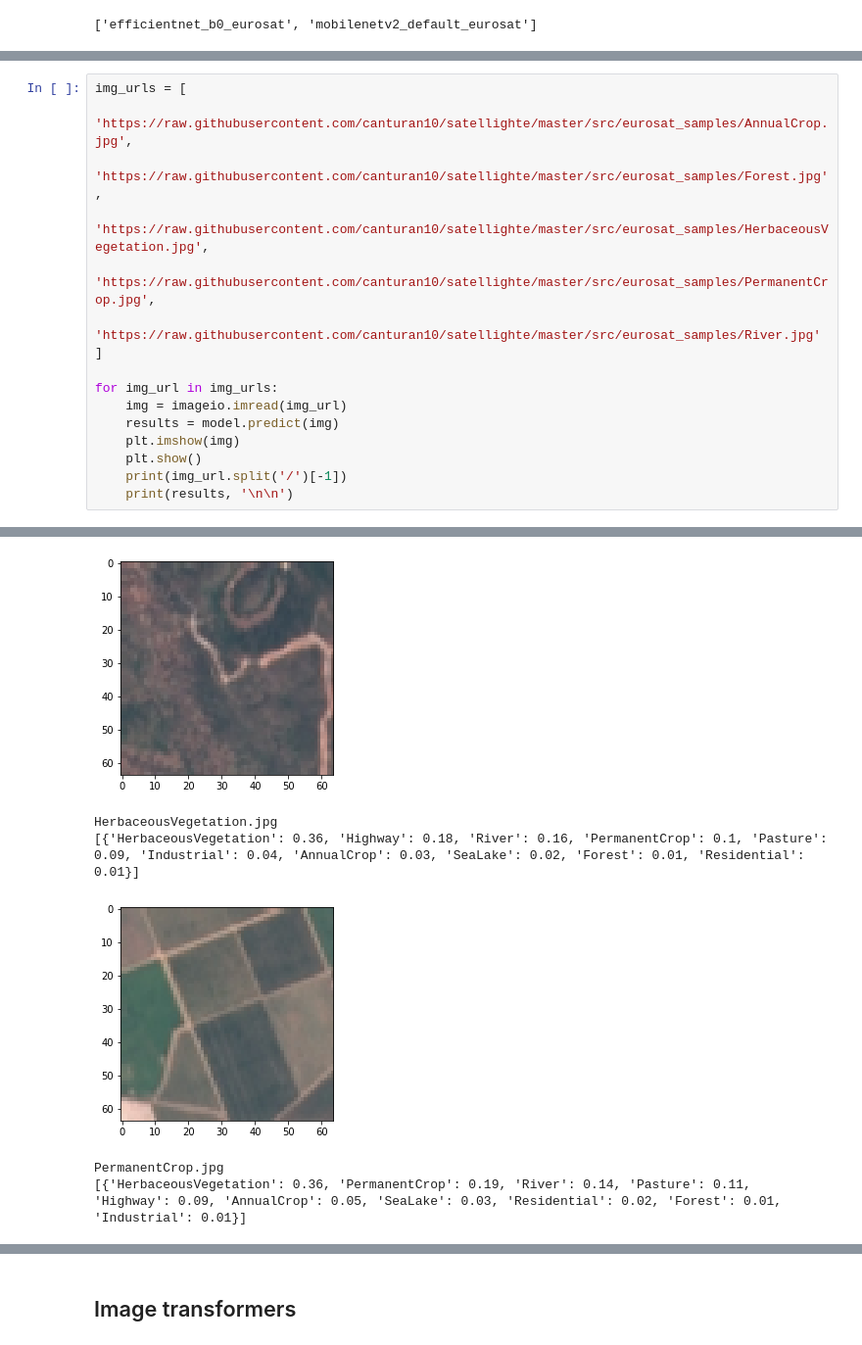
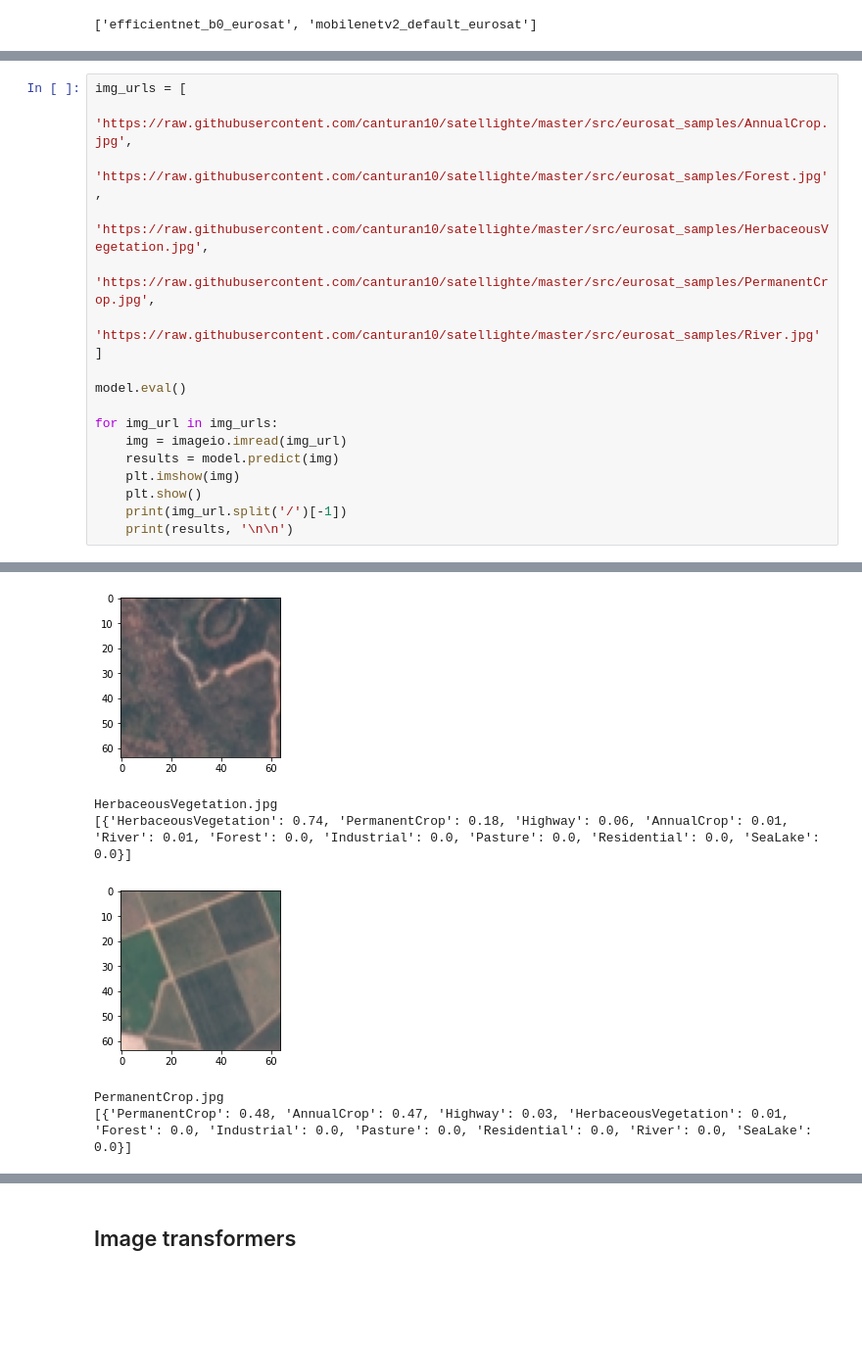
Before and after one commit to DimitriLeandro/DA2Group10, a Jupyter notebook: pretrained_satellighte_model.ipynb, the cells around one changed output, grey strips where cells are left out. Shown at 98% size. Saved outputs shown, nothing was run; the diff lists cells and outputs as text; blank space fills up the shorter version.

```diff
--- a/pretrained_satellighte_model.ipynb
+++ b/pretrained_satellighte_model.ipynb
@@ -55,6 +60,8 @@ img_urls = [
     'https://raw.githubusercontent.com/canturan10/satellighte/master/src/eurosat_samples/River.jpg'
 ]
 
+model.eval()
+
 for img_url in img_urls:
     img = imageio.imread(img_url)
     results = model.predict(img)
@@ -72,6 +79,6 @@ Forest.jpg
-[figure, old version]
+[figure, new version]
 HerbaceousVegetation.jpg
-[{'HerbaceousVegetation': 0.36, 'Highway': 0.18, 'River': 0.16, 'PermanentCrop': 0.1, 'Pasture': 0.09, 'Industrial': 0.04, 'AnnualCrop': 0.03, 'SeaLake': 0.02, 'Forest': 0.01, 'Residential': 0.01}]
+[{'HerbaceousVegetation': 0.74, 'PermanentCrop': 0.18, 'Highway': 0.06, 'AnnualCrop': 0.01, 'River': 0.01, 'Forest': 0.0, 'Industrial': 0.0, 'Pasture': 0.0, 'Residential': 0.0, 'SeaLake': 0.0}]
-[figure, old version]
+[figure, new version]
 PermanentCrop.jpg
-[{'HerbaceousVegetation': 0.36, 'PermanentCrop': 0.19, 'River': 0.14, 'Pasture': 0.11, 'Highway': 0.09, 'AnnualCrop': 0.05, 'SeaLake': 0.03, 'Residential': 0.02, 'Forest': 0.01, 'Industrial': 0.01}]
+[{'PermanentCrop': 0.48, 'AnnualCrop': 0.47, 'Highway': 0.03, 'HerbaceousVegetation': 0.01, 'Forest': 0.0, 'Industrial': 0.0, 'Pasture': 0.0, 'Residential': 0.0, 'River': 0.0, 'SeaLake': 0.0}]
```
Also changed, not shown: parts of 21 cells of this notebook.
